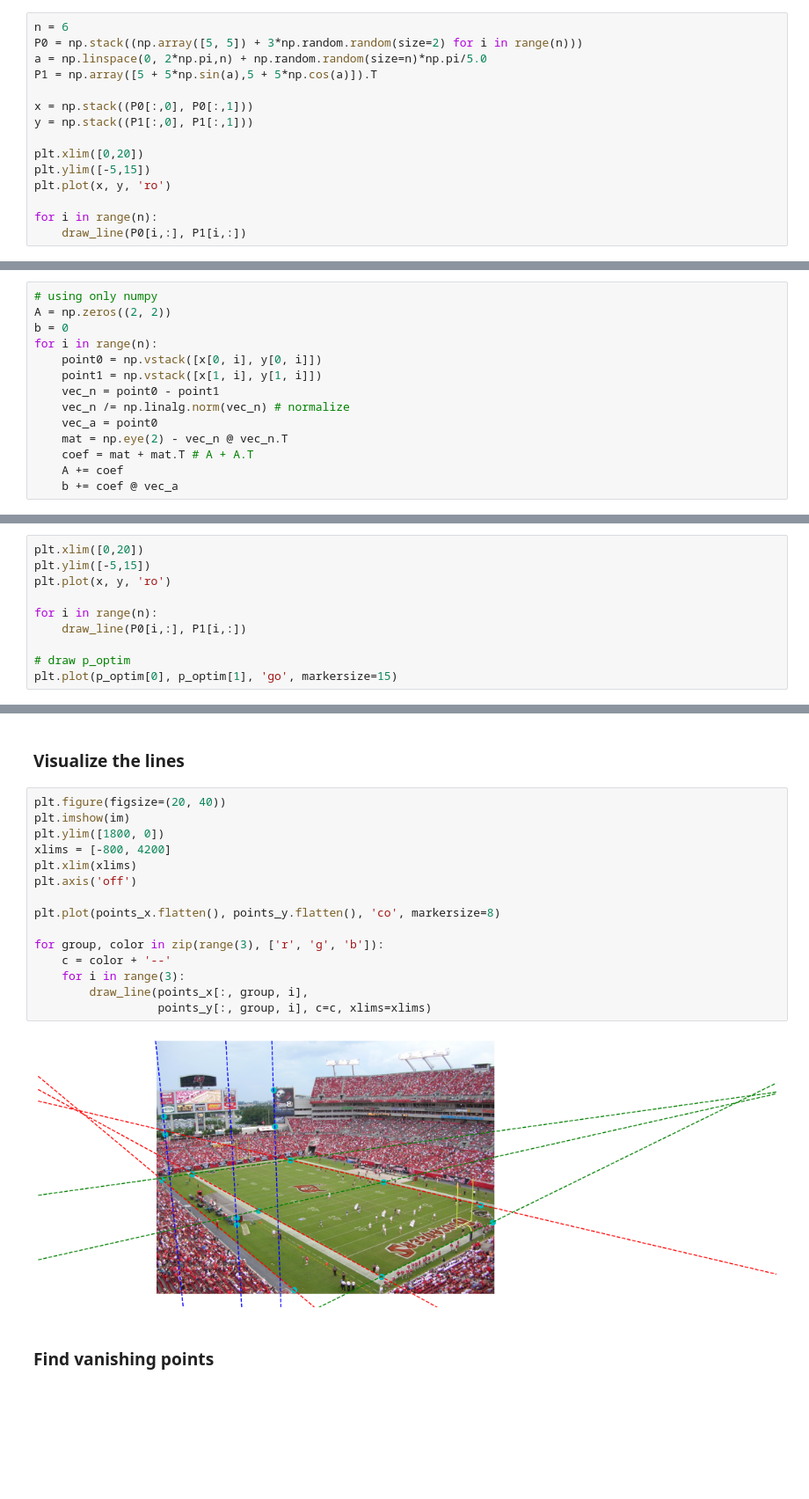
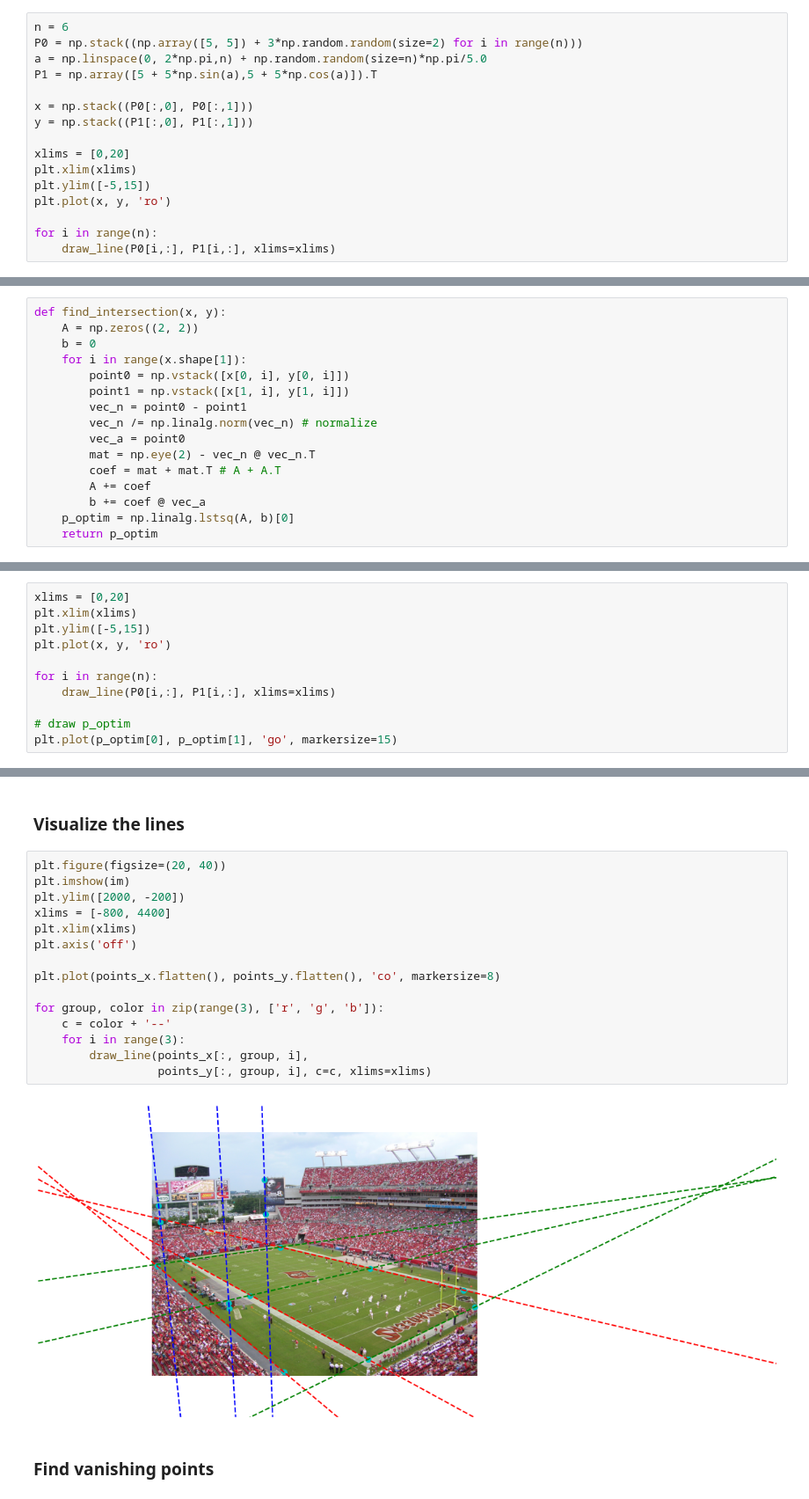
Before and after one commit to RuolinZheng08/ttic31040-computer-vision, a Jupyter notebook: hw2/hw2.ipynb, the cells around one changed output, grey strips where cells are left out. Shown at 88% size. Saved outputs shown, nothing was run; the diff lists cells and outputs as text; blank space fills up the shorter version.

```diff
--- a/hw2/hw2.ipynb
+++ b/hw2/hw2.ipynb
@@ -54,10 +54,11 @@ P1 = np.array([5 + 5*np.sin(a),5 + 5*np.cos(a)]).T
 x = np.stack((P0[:,0], P0[:,1]))
 y = np.stack((P1[:,0], P1[:,1]))
 
-plt.xlim([0,20])
+xlims = [0,20]
+plt.xlim(xlims)
 plt.ylim([-5,15])
 plt.plot(x, y, 'ro')
 
 for i in range(n):
-    draw_line(P0[i,:], P1[i,:])
+    draw_line(P0[i,:], P1[i,:], xlims=xlims)
 # %% [output]
@@ -69,16 +70,18 @@ $$
 \sum_{i=1}^n (I - n_i n_i^T + (I - n_i n_i^T)^T) p = \sum_{i=1}^n (I - n_i n_i^T + (I - n_i n_i^T)^T) a_i
 $$
 # %%
-# using only numpy
-A = np.zeros((2, 2))
-b = 0
-for i in range(n):
-    point0 = np.vstack([x[0, i], y[0, i]])
-    point1 = np.vstack([x[1, i], y[1, i]])
-    vec_n = point0 - point1
-    vec_n /= np.linalg.norm(vec_n) # normalize
-    vec_a = point0
-    mat = np.eye(2) - vec_n @ vec_n.T
-    coef = mat + mat.T # A + A.T
-    A += coef
-    b += coef @ vec_a
+def find_intersection(x, y):
+    A = np.zeros((2, 2))
+    b = 0
+    for i in range(x.shape[1]):
+        point0 = np.vstack([x[0, i], y[0, i]])
+        point1 = np.vstack([x[1, i], y[1, i]])
+        vec_n = point0 - point1
+        vec_n /= np.linalg.norm(vec_n) # normalize
+        vec_a = point0
+        mat = np.eye(2) - vec_n @ vec_n.T
+        coef = mat + mat.T # A + A.T
+        A += coef
+        b += coef @ vec_a
+    p_optim = np.linalg.lstsq(A, b)[0]
+    return p_optim
@@ -91,10 +94,11 @@ array([[5.5712339],
 # %%
-plt.xlim([0,20])
+xlims = [0,20]
+plt.xlim(xlims)
 plt.ylim([-5,15])
 plt.plot(x, y, 'ro')
 
 for i in range(n):
-    draw_line(P0[i,:], P1[i,:])
+    draw_line(P0[i,:], P1[i,:], xlims=xlims)
 
 # draw p_optim
 plt.plot(p_optim[0], p_optim[1], 'go', markersize=15)
@@ -140,19 +144,19 @@ points_y = np.stack([points_start[:, :, 1], points_end[:, :, 1]])
 # %%
 plt.figure(figsize=(20, 40))
 plt.imshow(im)
-plt.ylim([1800, 0])
-xlims = [-800, 4200]
+plt.ylim([2000, -200])
+xlims = [-800, 4400]
 plt.xlim(xlims)
 plt.axis('off')
 
 plt.plot(points_x.flatten(), points_y.flatten(), 'co', markersize=8)
 
 for group, color in zip(range(3), ['r', 'g', 'b']):
     c = color + '--'
     for i in range(3):
         draw_line(points_x[:, group, i],
                   points_y[:, group, i], c=c, xlims=xlims)
 # %% [output]
-[figure, old version]
+[figure, new version]
 # %% [markdown]
 ### Find vanishing points
```
Also changed, not shown: parts of 12 cells of this notebook.
